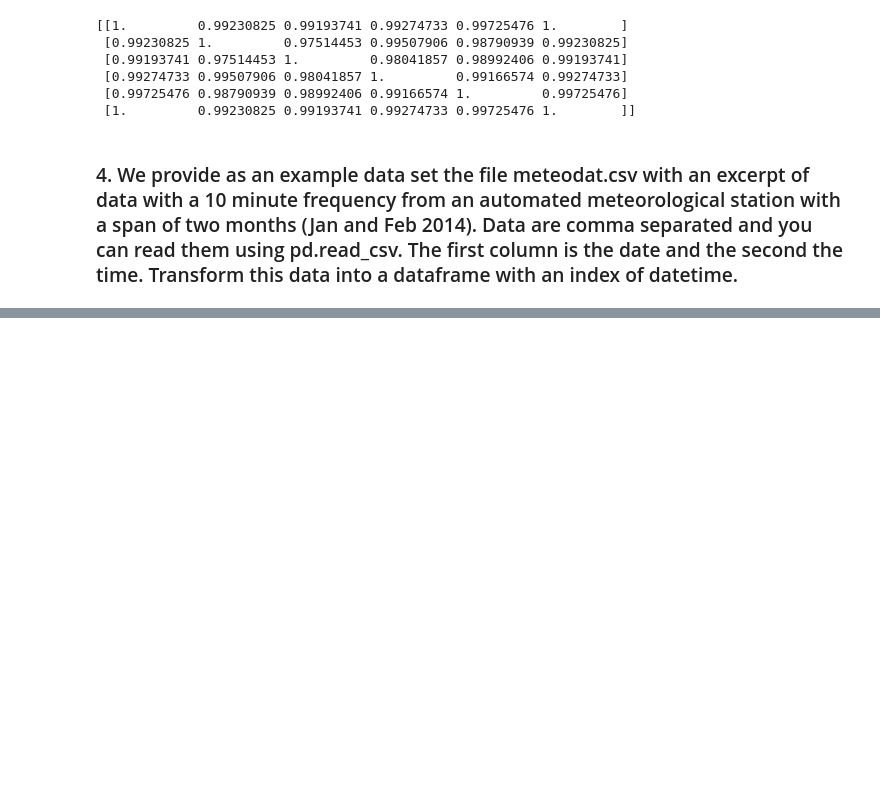
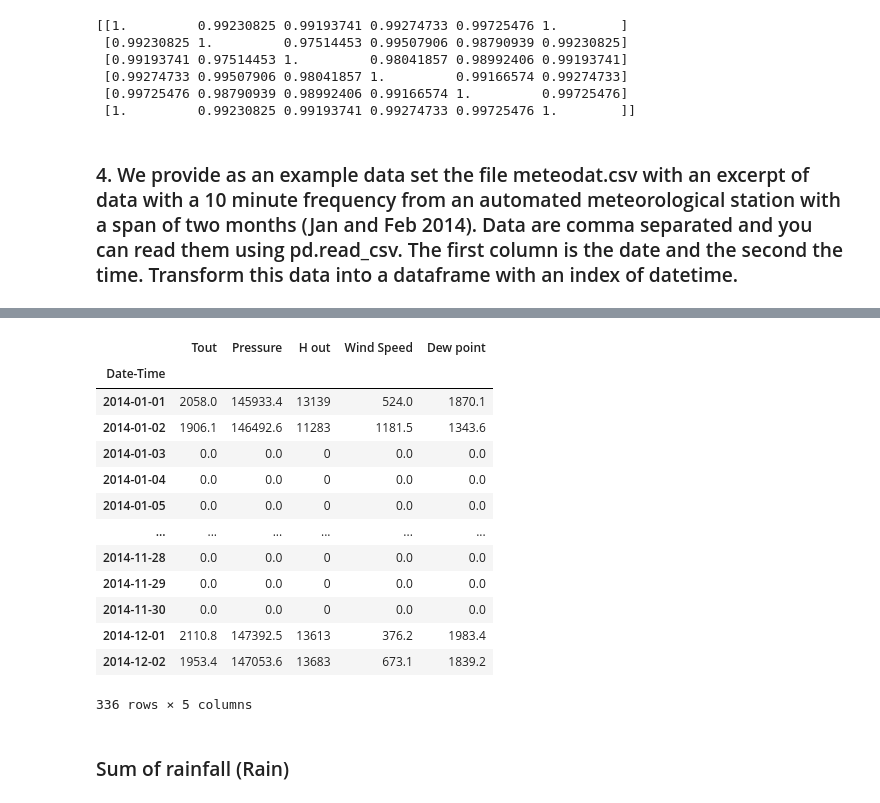
Before and after one commit to ccochato/computing_lectures, a Jupyter notebook: Exercises_Lesson_6.ipynb, the cells around one changed output, grey strips where cells are left out. Cells and saved outputs as stored; diff of their text form; code cells hidden in the pictures; blank space fills up the shorter version.

```diff
--- a/Exercises_Lesson_6.ipynb
+++ b/Exercises_Lesson_6.ipynb
@@ -989,0 +129,20 @@ conc2 = pd.concat([conc,tdata_T_Agrinio], axis=1, keys = [ "Antalya", "Agrinio"
+# %%
+new_meteodat_daily = new_meteodat.resample("24H").sum()
+new_meteodat_daily
+# %% [output]
+|  | Tout | Pressure | H out | Wind Speed | Dew point |
+| Date-Time |  |  |  |  |  |
+| 2014-01-01 | 2058.0 | 145933.4 | 13139 | 524.0 | 1870.1 |
+| 2014-01-02 | 1906.1 | 146492.6 | 11283 | 1181.5 | 1343.6 |
+| 2014-01-03 | 0.0 | 0.0 | 0 | 0.0 | 0.0 |
+| 2014-01-04 | 0.0 | 0.0 | 0 | 0.0 | 0.0 |
+| 2014-01-05 | 0.0 | 0.0 | 0 | 0.0 | 0.0 |
+| ... | ... | ... | ... | ... | ... |
+| 2014-11-28 | 0.0 | 0.0 | 0 | 0.0 | 0.0 |
+| 2014-11-29 | 0.0 | 0.0 | 0 | 0.0 | 0.0 |
+| 2014-11-30 | 0.0 | 0.0 | 0 | 0.0 | 0.0 |
+| 2014-12-01 | 2110.8 | 147392.5 | 13613 | 376.2 | 1983.4 |
+| 2014-12-02 | 1953.4 | 147053.6 | 13683 | 673.1 | 1839.2 |
+336 rows × 5 columns
+# %% [markdown]
+### Sum of rainfall (Rain)
```
Also changed, not shown: parts of 88 cells of this notebook.
